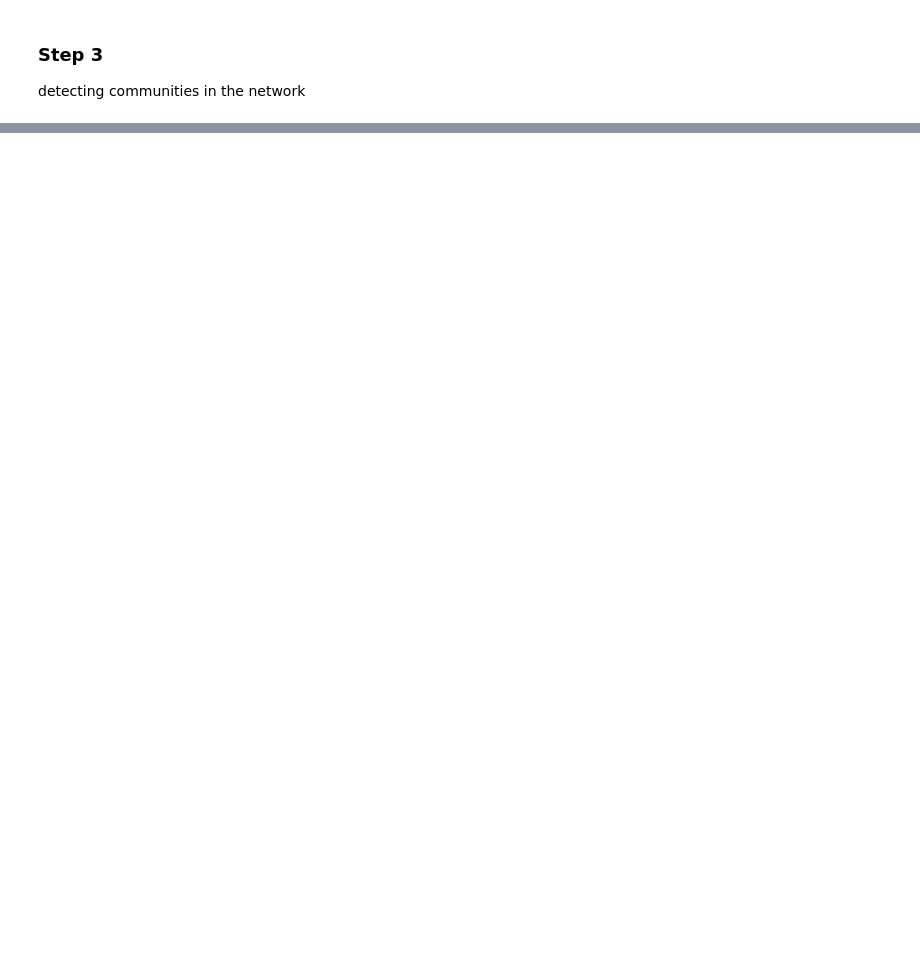
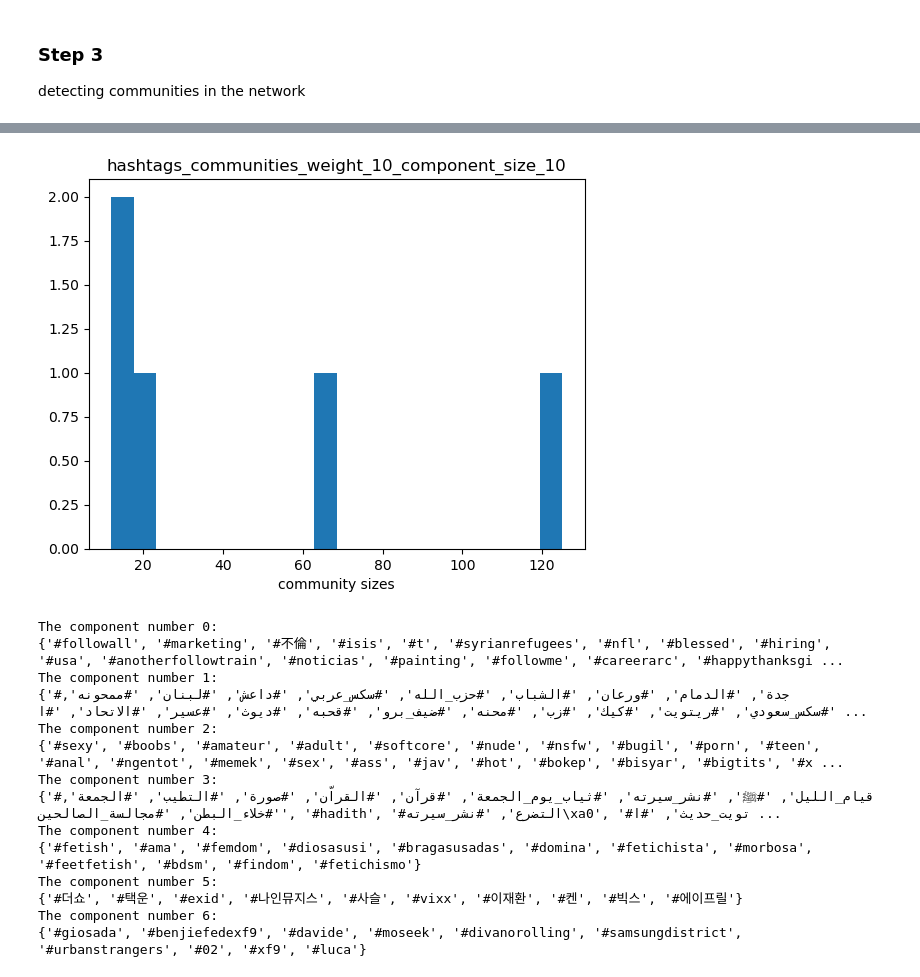
Before and after one commit to yilewang/dynamical_net_sys_class, a Jupyter notebook: lab5/lab5_stub.ipynb, the cells around one changed output, grey strips where cells are left out. Drawn from its saved outputs; the diff is of its cells as text; code cells hidden in the pictures; blank space fills up the shorter version.

```diff
--- a/lab5/lab5_stub.ipynb
+++ b/lab5/lab5_stub.ipynb
@@ -174,16 +175,16 @@ produce hashtag_sets.txt from raw_twitter.txt. It should contain a space-delimit
 with open('raw_twitter.json', 'r', encoding='utf-8') as f:
     with open('hashtag.txt', 'w', encoding='utf-8') as fout:
         for line in f:
-            if '"lang":"ar"' in line or '"lang":"fa"' in line:
-                continue
-            else:
-                start = line.strip().find("text")
-                text = line.strip().lower()[start+7:-2]
-                one_words_split = re.split(r'[…\\ \n*$!/.,)?":]',text)
-                hashtag_words = [i for i in one_words_split if i.startswith('#')]
-                if len(hashtag_words) >= 1:
-                    output_str = " ".join(hashtag_words)+'\n'
-                    fout.write(output_str)
+            # if '"lang":"ar"' in line or '"lang":"fa"' in line:
+            #     continue
+            # else:
+            start = line.strip().find("text")
+            text = line.strip().lower()[start+7:-2]
+            one_words_split = re.split(r'[…\\ \n*$!/.,)?":]',text)
+            hashtag_words = [i for i in one_words_split if i.startswith('#')]
+            if len(hashtag_words) >= 1:
+                output_str = " ".join(hashtag_words)+'\n'
+                fout.write(output_str)
 # %% [markdown]
 ### What does it mean if this file has empty lines?
 The original twitters don't have hashtags.
@@ -233,0 +246,40 @@ cset = list(nx_comm.label_propagation_communities(G))
+# %%
+def network_w_c(G, weights=10,components=10, write=False):
+    G_new = G
+    edge_weights = nx.get_edge_attributes(G_new,'weight')
+    G_new.remove_edges_from((e for e, w in edge_weights.items() if w <weights))
+    components_nodes = sorted(nx.connected_components(G_new), key=len, reverse=True)
+    comm_list = np.array([len(c) for c in sorted(nx.connected_components(G_new), key=len, reverse=True)])
+    plt.hist(comm_list[np.where(comm_list>components)], 20)
+    plt.xlabel('community sizes')
+    plt.title(f"hashtags_communities_weight_{weights}_component_size_{components}")
+    plt.show()
+    for ind, c in enumerate(components_nodes):
+        if len(c) >= components:
+            print(f"The component number {ind}:")
+            print(c)
+    if write:
+        out_name = 'htag_communities_w'+str(weights)+'_c'+str(components)+'.txt'
+        with open(out_name, 'w', encoding='utf-8') as fout:
+            for c in components_nodes:
+                if len(c)>=components:
+                    strc = " ".join(c)
+                    strc = "{"+strc+"}"+'\n'
+                    fout.write(strc)
+network_w_c(G)
+# %% [output]
+[figure, added]
+The component number 0:
+{'#followall', '#marketing', '#不倫', '#isis', '#t', '#syrianrefugees', '#nfl', '#blessed', '#hiring', '#usa', '#anotherfollowtrain', '#noticias', '#painting', '#followme', '#careerarc', '#happythanksgi ...
+The component number 1:
+{'#جدة', '#الدمام', '#ورعان', '#الشباب', '#حزب_الله', '#سكس_عربي', '#داعش', '#لبنان', '#ممحونه', '#سكس_سعودي', '#ريتويت', '#كيك', '#زب', '#محنه', '#ضيف_برو', '#قحبه', '#ديوث', '#عسير', '#الاتحاد', '#ا ...
+The component number 2:
+{'#sexy', '#boobs', '#amateur', '#adult', '#softcore', '#nude', '#nsfw', '#bugil', '#porn', '#teen', '#anal', '#ngentot', '#memek', '#sex', '#ass', '#jav', '#hot', '#bokep', '#bisyar', '#bigtits', '#x ...
+The component number 3:
+{'#قيام_الليل', '#ﷺ', '#نشر_سيرته', '#ثياب_يوم_الجمعة', '#قرآن', '#القراّن', '#صورة', '#التطيب', '#الجمعة', '#خلاء_البطن', '#مجالسة_الصالحين', '#hadith', '#التضرع', '#نشر_سيرته\xa0', '#تويت_حديث', '#ا ...
+The component number 4:
+{'#fetish', '#ama', '#femdom', '#diosasusi', '#bragasusadas', '#domina', '#fetichista', '#morbosa', '#feetfetish', '#bdsm', '#findom', '#fetichismo'}
+The component number 5:
+{'#더쇼', '#택운', '#exid', '#나인뮤지스', '#사슬', '#vixx', '#이재환', '#켄', '#빅스', '#에이프릴'}
+The component number 6:
+{'#giosada', '#benjiefedexf9', '#davide', '#moseek', '#divanorolling', '#samsungdistrict', '#urbanstrangers', '#02', '#xf9', '#luca'}
```
Also changed, not shown: parts of 14 cells of this notebook, 4 other files.
